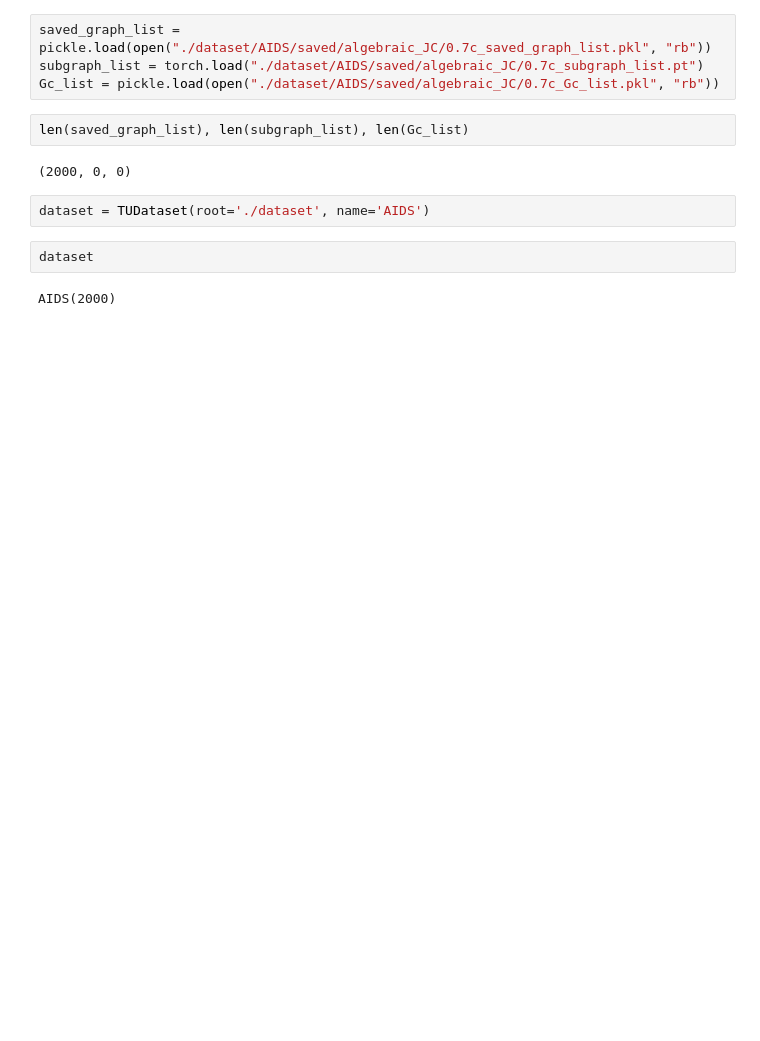
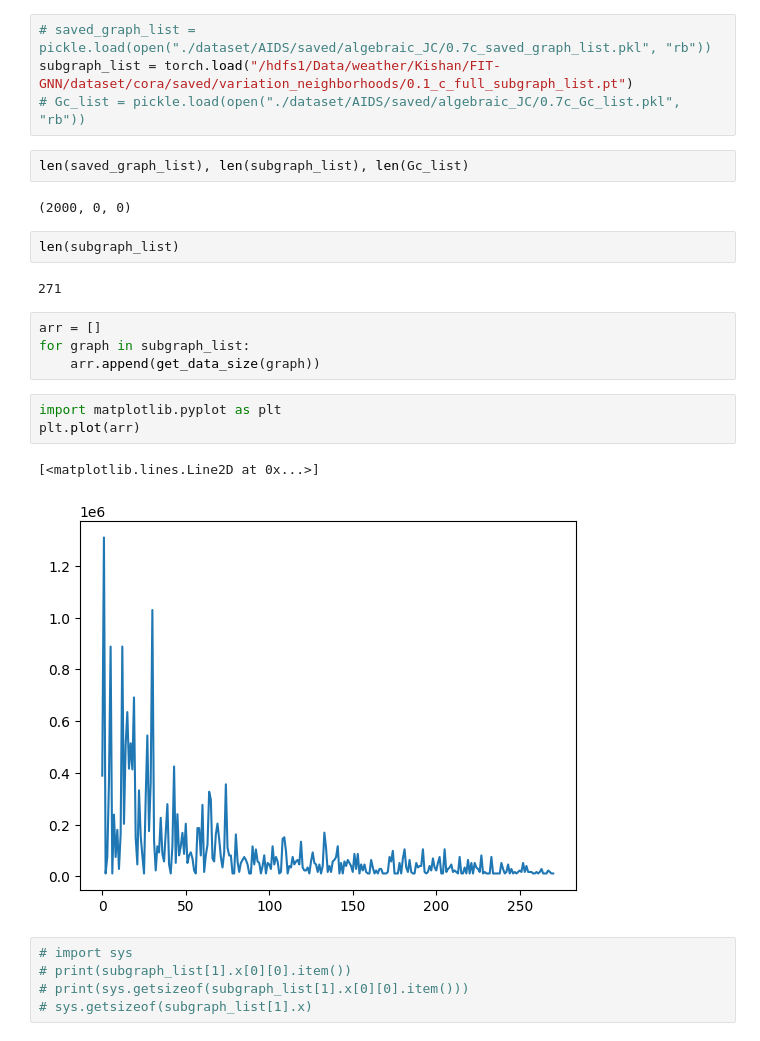
Before and after one commit to Roy-Shubhajit/FIT-GNN, a Jupyter notebook: saving_graphs.ipynb, the cells around one changed output. Saved outputs shown, nothing was run; the diff lists cells and outputs as text; blank space fills up the shorter version.

```diff
--- a/saving_graphs.ipynb
+++ b/saving_graphs.ipynb
@@ -256,14 +258,27 @@ from torch_geometric.datasets import TUDataset
 # %%
-saved_graph_list = pickle.load(open("./dataset/AIDS/saved/algebraic_JC/0.7c_saved_graph_list.pkl", "rb"))
-subgraph_list = torch.load("./dataset/AIDS/saved/algebraic_JC/0.7c_subgraph_list.pt")
-Gc_list = pickle.load(open("./dataset/AIDS/saved/algebraic_JC/0.7c_Gc_list.pkl", "rb"))
+# saved_graph_list = pickle.load(open("./dataset/AIDS/saved/algebraic_JC/0.7c_saved_graph_list.pkl", "rb"))
+subgraph_list = torch.load("/hdfs1/Data/weather/Kishan/FIT-GNN/dataset/cora/saved/variation_neighborhoods/0.1_c_full_subgraph_list.pt")
+# Gc_list = pickle.load(open("./dataset/AIDS/saved/algebraic_JC/0.7c_Gc_list.pkl", "rb"))
 # %%
 len(saved_graph_list), len(subgraph_list), len(Gc_list)
 # %% [output]
 (2000, 0, 0)
-# %%
-dataset = TUDataset(root='./dataset', name='AIDS')
-# %%
-dataset
-# %% [output]
-AIDS(2000)
+# %%
+len(subgraph_list)
+# %% [output]
+271
+# %%
+arr = []
+for graph in subgraph_list:
+    arr.append(get_data_size(graph))
+# %%
+import matplotlib.pyplot as plt
+plt.plot(arr)
+# %% [output]
+[<matplotlib.lines.Line2D at 0x...>]
+[figure, added]
+# %%
+# import sys
+# print(subgraph_list[1].x[0][0].item())
+# print(sys.getsizeof(subgraph_list[1].x[0][0].item()))
+# sys.getsizeof(subgraph_list[1].x)
```
Also changed, not shown: parts of 1 cell of this notebook, 32 other files.
